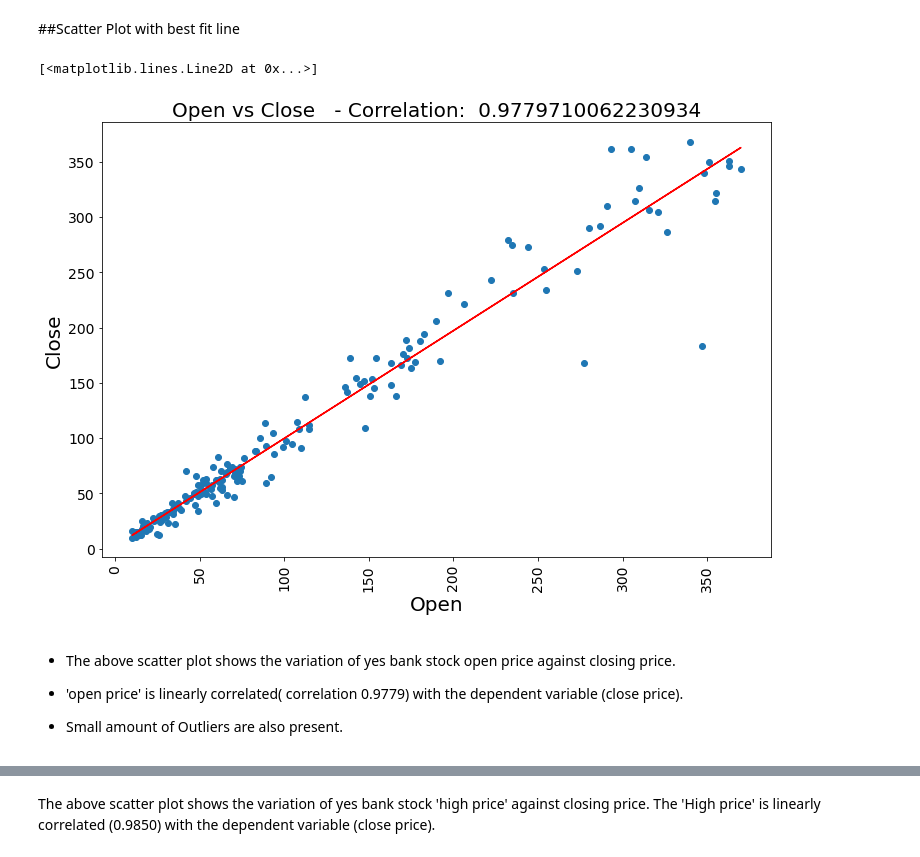
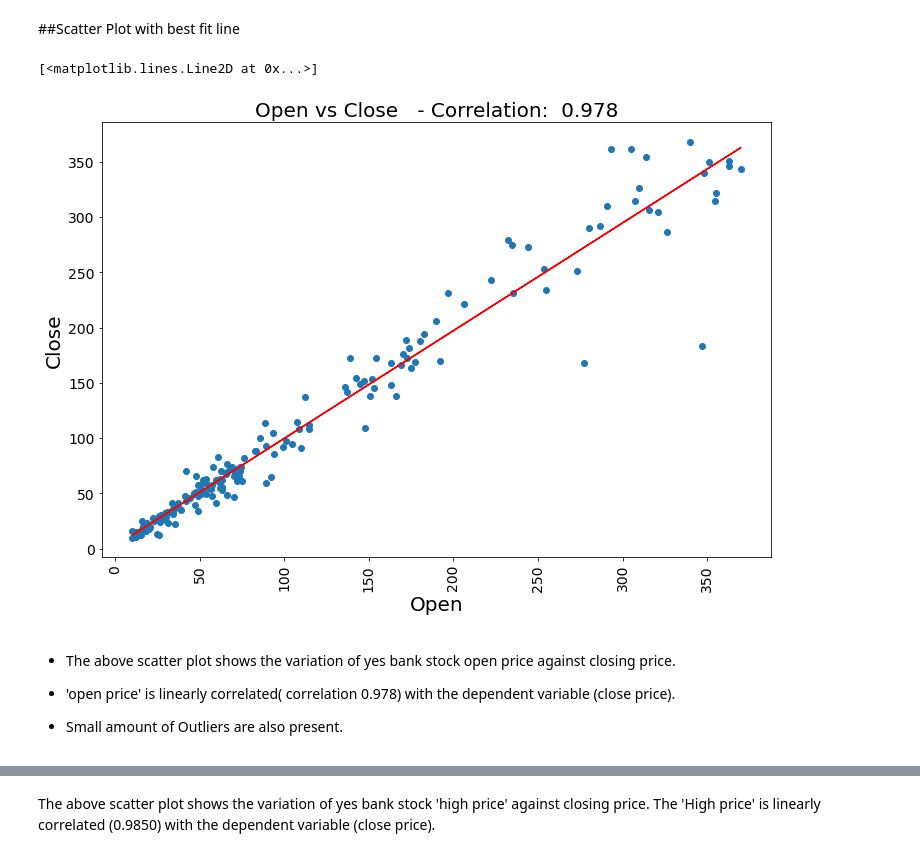
Before and after one commit to Zeeshan00789/Yes-bank-closing-price-prediction, a Jupyter notebook: Yes_Bank_Stock_Closing_Price_Prediction.ipynb, the cells around one changed output, grey strips where cells are left out. Cells and saved outputs as stored; diff of their text form; code cells hidden in the pictures.

```diff
--- a/Yes_Bank_Stock_Closing_Price_Prediction.ipynb
+++ b/Yes_Bank_Stock_Closing_Price_Prediction.ipynb
@@ -306,39 +310,39 @@ The independent data is normal distributed after applying log transformation.
 # %%
 
 stock_close=df['Close']
 #correlation of Open and Close Price
 correlation= df['Open'].corr(stock_close)
 
 #figure size
 fig = plt.figure(figsize=(12, 8))
 ax = fig.gca()
 
 #scatter plot
 plt.scatter(x= df['Open'], y= df['Close'])
 
 #title set
-ax.set_title("Open vs Close" + "   - Correlation:  " + str(correlation), fontsize=20)
+ax.set_title("Open vs Close" + "   - Correlation:  " + str(round(correlation,3)), fontsize=20)
 
 #labelling
 plt.xlabel('Open', fontsize= 20)
 plt.ylabel('Close', fontsize= 20)
 
 #Font size of numbers
 plt.xticks(rotation=90,fontsize=14)
 plt.yticks(fontsize=14)
 
 #best fit line
 z = np.polyfit(df['Open'], df['Close'], 1)
 y_hat = np.poly1d(z)(df["Open"])
 
 plt.plot(df["Open"], y_hat, "r-", lw=1.5)
 # %% [output]
 [<matplotlib.lines.Line2D at 0x...>]
-[figure, old version]
+[figure, new version]
 # %% [markdown]
 * The above scatter plot shows the variation of yes bank stock open price against closing price.
 
-* 'open price' is linearly correlated( correlation 0.9779) with the dependent variable (close price).
+* 'open price' is linearly correlated( correlation 0.978) with the dependent variable (close price).
 
 * Small amount of Outliers are also present.
 # %%
```
Also changed, not shown: parts of 18 cells of this notebook.
